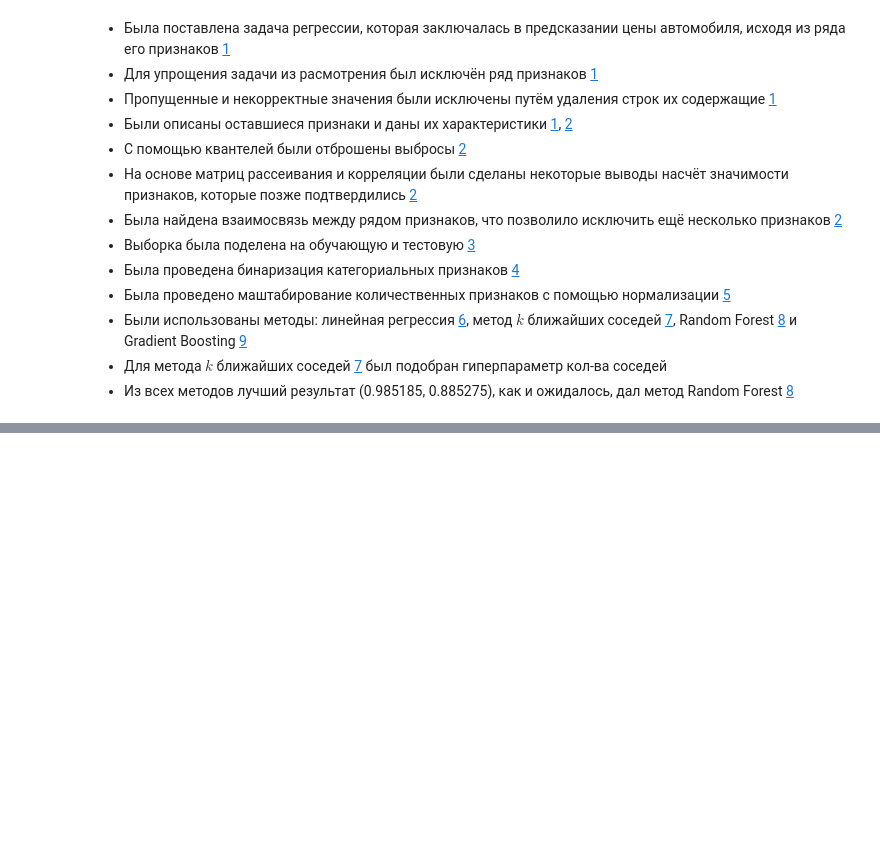
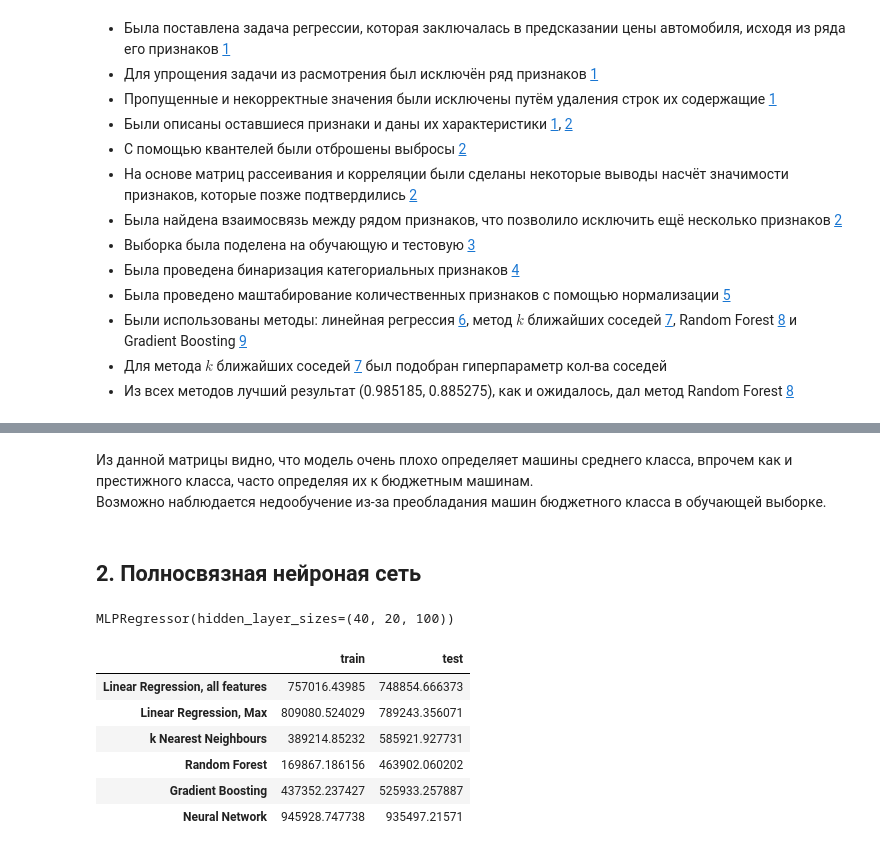
Before and after one commit to Faert/ML, a Jupyter notebook: Ivlev_cars.ipynb, the cells around one changed output, grey strips where cells are left out. Saved outputs shown, nothing was run; the diff lists cells and outputs as text; code cells hidden in the pictures; blank space fills up the shorter version.

```diff
--- a/Ivlev_cars.ipynb
+++ b/Ivlev_cars.ipynb
@@ -1003,0 +1020,3 @@ pass
+# %%
+model = LogisticRegression()
+model.fit(X_train, Lr_y_train)
@@ -1003,0 +1041,15 @@ pass
+# %% [markdown]
+Из данной матрицы видно, что модель очень плохо определяет машины среднего класса, впрочем как и престижного класса, часто определяя их к бюджетным машинам.
+Возможно наблюдается недообучение из-за преобладания машин бюджетного класса в обучающей выборке.
+# %% [markdown]
+## 2. Полносвязная нейроная сеть
+# %%
+from sklearn.neural_network import MLPRegressor
+
+model = MLPRegressor(hidden_layer_sizes=(40, 20, 100))
+model.fit(X_train, y_train)
+# %% [output]
+MLPRegressor(hidden_layer_sizes=(40, 20, 100))
+# %%
+y_train_predict = model.predict(X_train)
+y_test_predict  = model.predict(X_test)
@@ -1003,0 +1061,11 @@ pass
+# %%
+RMSE_table.loc['Neural Network', :] = (RMSE_train, RMSE_test)
+RMSE_table
+# %% [output]
+|  | train | test |
+| Linear Regression, all features | 757016.43985 | 748854.666373 |
+| Linear Regression, Max | 809080.524029 | 789243.356071 |
+| k Nearest Neighbours | 389214.85232 | 585921.927731 |
+| Random Forest | 169867.186156 | 463902.060202 |
+| Gradient Boosting | 437352.237427 | 525933.257887 |
+| Neural Network | 945928.747738 | 935497.21571 |
```
Also changed, not shown: parts of 37 cells of this notebook.
